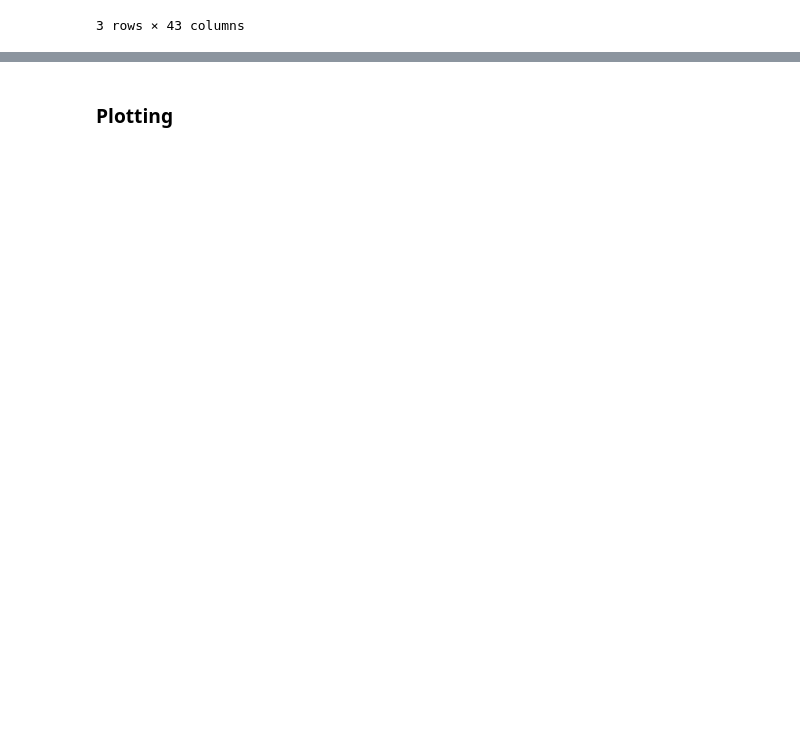
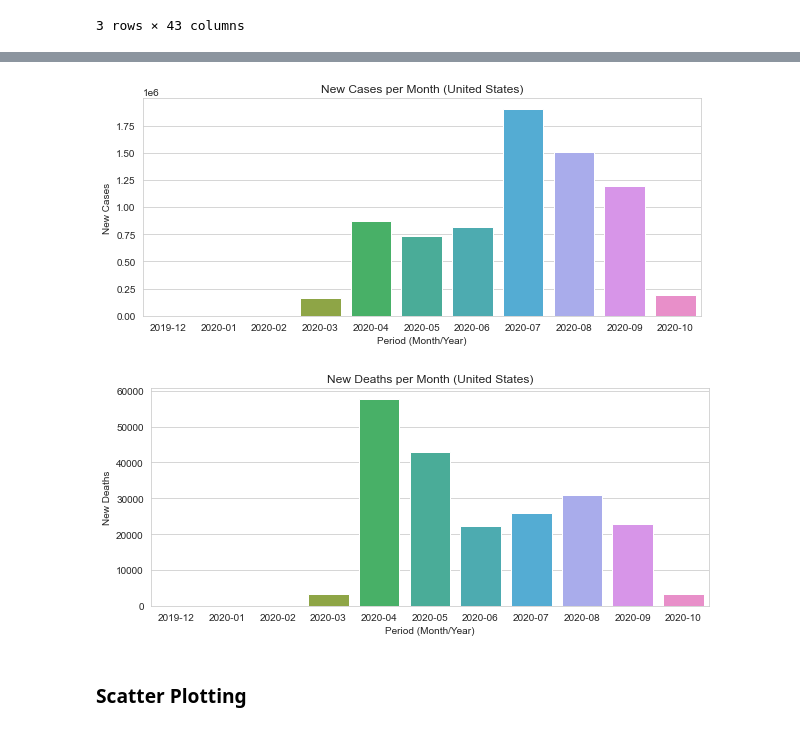
Before and after one commit to iobruno/kaggle-data-vis, a Jupyter notebook: notebooks/covid-19_analysis.ipynb, the cells around one changed output, grey strips where cells are left out. Cells and saved outputs as stored; diff of their text form; code cells hidden in the pictures; blank space fills up the shorter version.

```diff
--- a/notebooks/covid-19_analysis.ipynb
+++ b/notebooks/covid-19_analysis.ipynb
@@ -49,2 +96,8 @@ covid_df = staging_covid_df.groupby(['year_month', 'continent', 'location', 'iso
+# %%
+bar_plot_cases_for("United States")
+bar_plot_deaths_for("United States")
+# %% [output]
+[figure, added]
+[figure, added]
 # %% [markdown]
-### Plotting
+### Scatter Plotting
```
Also changed, not shown: parts of 11 cells of this notebook.
